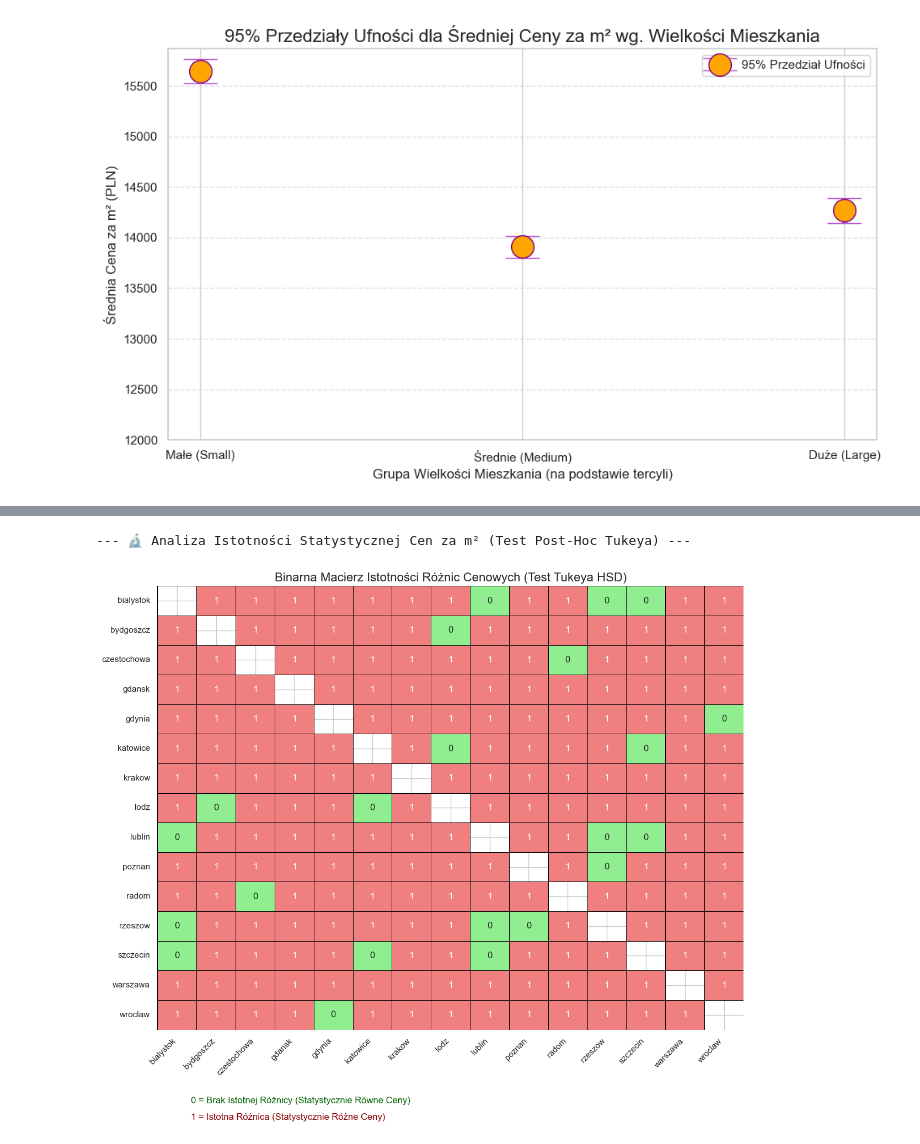
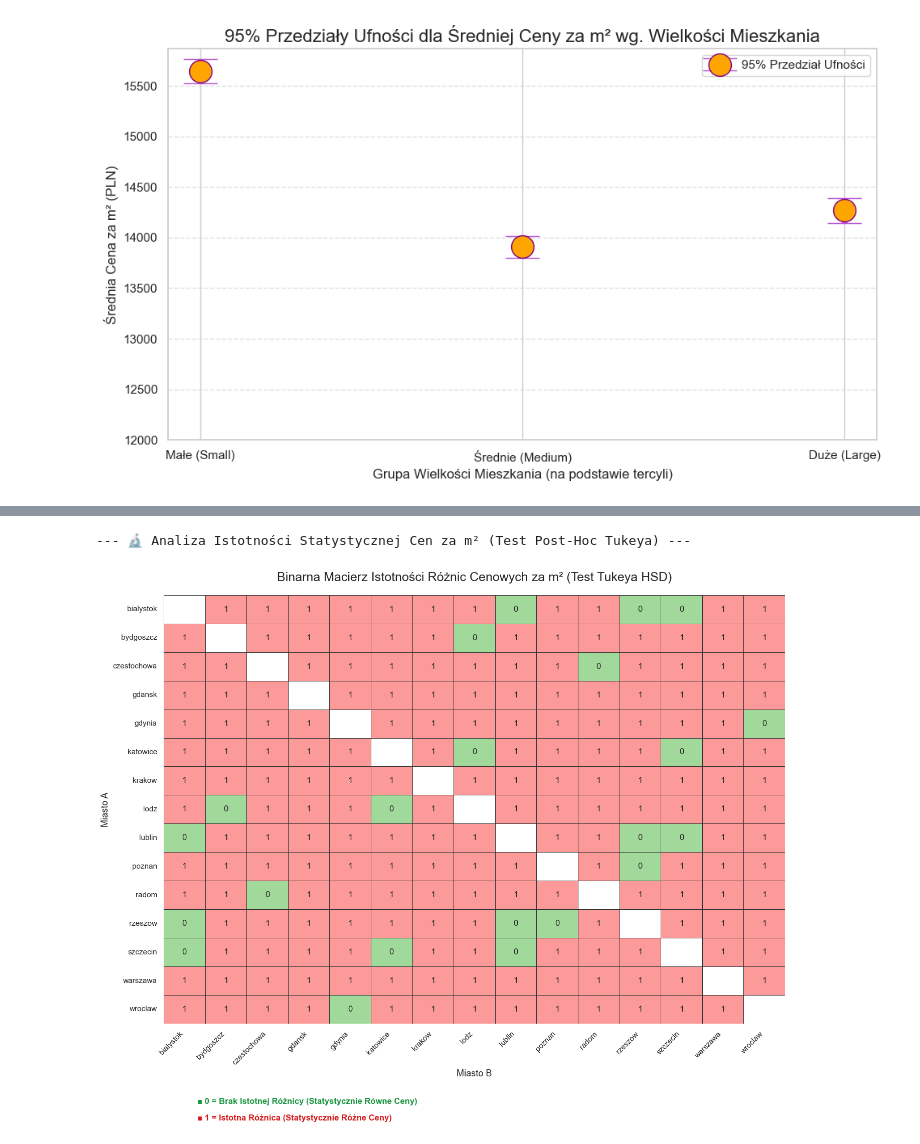
Before and after one commit to majadoris778/Analiza-Danych-R-i-Python-Grupa-Wsparcie-Projektowe, a Jupyter notebook: Projekt.ipynb, the cells around one changed output, grey strips where cells are left out. Cells and saved outputs as stored; diff of their text form; code cells hidden in the pictures.

```diff
--- a/Projekt.ipynb
+++ b/Projekt.ipynb
@@ -1539,65 +1760,87 @@ Przeprowadziliśmy analizę porównawczą średniej ceny za metr kwadratowy (pri
 # %%
 # -----------------------------
-# 7. Analiza Istotności Statystycznej Różnic w Średniej Cenie za Metr Kwadratowy Pomiędzy Największymi Miastami w Polsce (Test Post-Hoc Tukeya)
-# -----------------------------------------------------
+# 9. Analiza Istotności Statystycznej Różnic w Średniej Cenie za Metr Kwadratowy Pomiędzy Największymi Miastami w Polsce (Test Post-Hoc Tukeya)
+import pandas as pd
+import numpy as np
+import matplotlib.pyplot as plt
+import seaborn as sns
+from statsmodels.stats.multicomp import pairwise_tukeyhsd
 
-# Lista miast w formacie ASCII i małych literach (usunięto błąd składniowy)
+# 1. Przygotowanie danych i filtracja
+# Zakładamy, że 'df' to Twój główny DataFrame z kolumnami 'city' i 'price_per_m2'
 CITIES_ASCII = [
     'warszawa', 'krakow', 'gdansk', 'gdynia', 'wroclaw', 'poznan',
     'rzeszow', 'bialystok', 'lublin', 'szczecin', 'katowice', 'lodz',
     'bydgoszcz', 'czestochowa', 'radom'
 ]
 ALPHA = 0.05
 
+# Filtrowanie tylko wybranych miast
+df_cities = df[df['city'].isin(CITIES_ASCII)].copy()
+
 print("--- 🔬 Analiza Istotności Statystycznej Cen za m² (Test Post-Hoc Tukeya) ---")
 
-# Normalizacja i filtrowanie (blok pominięty dla skrótu, zakładamy, że df_cities_normalized jest stworzone)
-# df_cities_normalized = ...
-# tukey_results = pairwise_tukeyhsd(...)
-# results_df = pd.DataFrame(...)
+# 2. Wykonanie Testu Tukeya HSD
+# Test sprawdza każdą możliwą parę miast
+tukey = pairwise_tukeyhsd(endog=df_cities['pricePerM2'],
+                          groups=df_cities['city'],
+                          alpha=ALPHA)
 
+# 3. Konwersja wyników na DataFrame (Rozwiązanie błędu KeyError)
+# Pobieramy surowe dane z obiektu podsumowania (summary)
+tukey_data = tukey.summary().data
+results_df = pd.DataFrame(tukey_data[1:], columns=tukey_data[0])
 
-# --- TWORZENIE MACIERZY BINARNEJ (Krok 1-3) ---
+# Upewnienie się, że typy danych są poprawne
+results_df['reject'] = results_df['reject'].astype(bool)
+results_df['group1'] = results_df['group1'].astype(str)
+results_df['group2'] = results_df['group2'].astype(str)
 
-# Zakładamy, że results_df jest już dostępne z wykonanego Testu Tukeya
-if 'results_df' in locals() or 'results_df' in globals():
-    unique_cities = pd.concat([results_df['group1'], results_df['group2']]).unique().tolist()
-    significance_matrix = pd.DataFrame(np.nan, index=unique_cities, columns=unique_cities)
+# --- TWORZENIE MACIERZY BINARNEJ ---
 
-    for index, row in results_df.iterrows():
-        val = 1 if row['reject'] else 0 # 1=Istotne (Czerwony), 0=Nieistotne (Zielony)
-        significance_matrix.loc[row['group1'], row['group2']] = val
-        significance_matrix.loc[row['group2'], row['group1']] = val
-else:
-    print("BŁĄD: Zmienna 'results_df' (wyniki testu Tukeya) nie została znaleziona w pamięci.")
-    # Koniec działania, jeśli wyniki testu nie istnieją
+# Pobranie unikalnych nazw miast z wyników testu
+unique_cities = sorted(pd.concat([results_df['group1'], results_df['group2']]).unique().tolist())
+significance_matrix = pd.DataFrame(np.nan, index=unique_cities, columns=unique_cities)
 
-# --- WIZUALIZACJA Z POPRAWIONYMI KOLORAMI (Krok 4) ---
+# Wypełnianie macierzy wartościami binarnymi (1 = istotna różnica, 0 = brak różnicy)
+for _, row in results_df.iterrows():
+    val = 1 if row['reject'] else 0
+    significance_matrix.loc[row['group1'], row['group2']] = val
+    significance_matrix.loc[row['group2'], row['group1']] = val
 
-plt.figure(figsize=(12, 10))
+# --- WIZUALIZACJA ---
+
+plt.figure(figsize=(14, 11))
+sns.set_theme(style="white")
+
+# Rysowanie mapy ciepła
 sns.heatmap(
     significance_matrix,
-    annot=True,        # Wyświetlanie wartości (0 lub 1)
-    # POPRAWKA KOLORÓW: Użycie nazw kolorów Matplotlib/Seaborn.
-    # lightgreen (jasnozielony dla 0/NIEISTOTNE)
-    # lightcoral (jasnoczerwony dla 1/ISTOTNE)
-    cmap=['lightgreen', 'lightcoral'],
+    annot=True,
+    cmap=['#a1d99b', '#fb9a99'], # Jasnozielony dla 0, jasnoczerwony dla 1
+    fmt=".0f",
+    linewidths=.5,
+    linecolor='#333333',
+    cbar=False
+)
 
-    fmt=".0f",         # Formatowanie jako liczba całkowita (poprawne, bo NaN są ignorowane przez .0f)
-    linewidths=.5,
-    linecolor='black',
-    cbar=False         # Ukrycie paska koloru
-)
-plt.title('Binarna Macierz Istotności Różnic Cenowych (Test Tukeya HSD)', fontsize=16)
-plt.xticks(rotation=45, ha='right')
-plt.yticks(rotation=0)
+# Estetyka wykresu
+plt.title('Binarna Macierz Istotności Różnic Cenowych za m² (Test Tukeya HSD)', fontsize=18, pad=20)
+plt.xticks(rotation=45, ha='right', fontsize=11)
+plt.yticks(rotation=0, fontsize=11)
+plt.xlabel('Miasto B', fontsize=13)
+plt.ylabel('Miasto A', fontsize=13)
 
-# Poprawienie koloru tekstu objaśniającego
-plt.figtext(0.15, 0.02, '0 = Brak Istotnej Różnicy (Statystycznie Równe Ceny)', color='darkgreen', fontsize=12)
-plt.figtext(0.15, -0.01, '1 = Istotna Różnica (Statystycznie Różne Ceny)', color='darkred', fontsize=12)
+# Dodanie legendy tekstowej
+plt.figtext(0.15, 0.02, '■ 0 = Brak Istotnej Różnicy (Statystycznie Równe Ceny)', color='#1a9641', fontsize=12, fontweight='bold')
+plt.figtext(0.15, -0.01, '■ 1 = Istotna Różnica (Statystycznie Różne Ceny)', color='#d7191c', fontsize=12, fontweight='bold')
 
 plt.tight_layout(rect=[0, 0.05, 1, 1])
 plt.show()
+
+# Opcjonalnie: Wyświetlenie tabeli z największymi różnicami
+print("\nTop 5 najbardziej różniących się par miast (największy 'meandiff'):")
+print(results_df.sort_values(by='meandiff', ascending=False).head(5)[['group1', 'group2', 'meandiff', 'reject']])
 # %% [output]
 --- 🔬 Analiza Istotności Statystycznej Cen za m² (Test Post-Hoc Tukeya) ---
-[figure, old version]
+[figure, new version]
```
Also changed, not shown: parts of 23 cells of this notebook.
